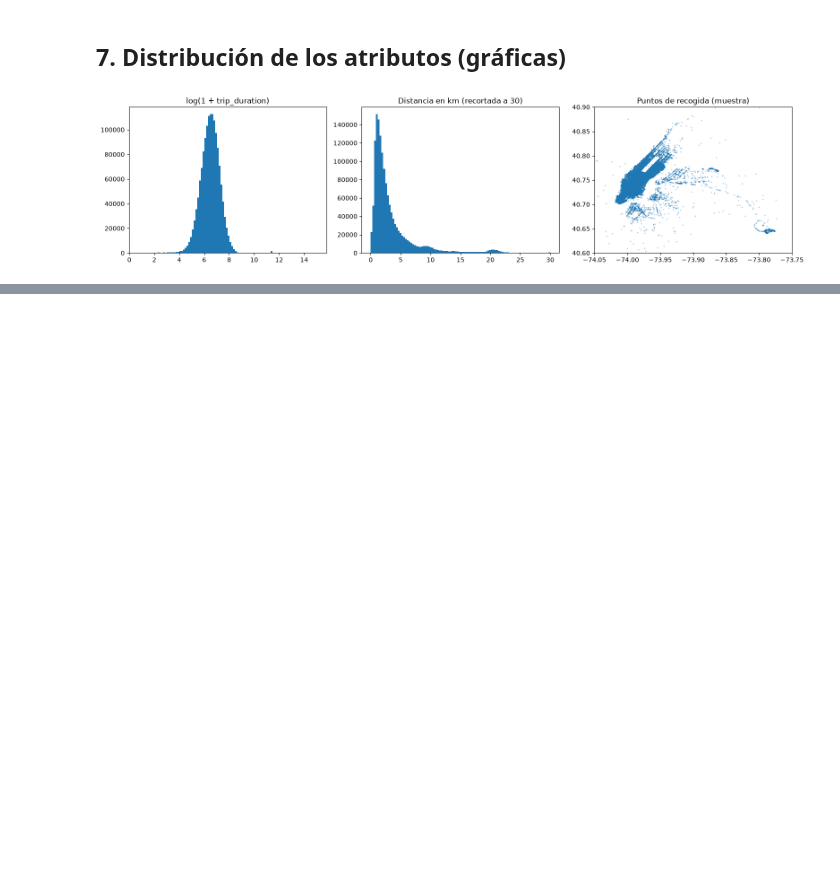
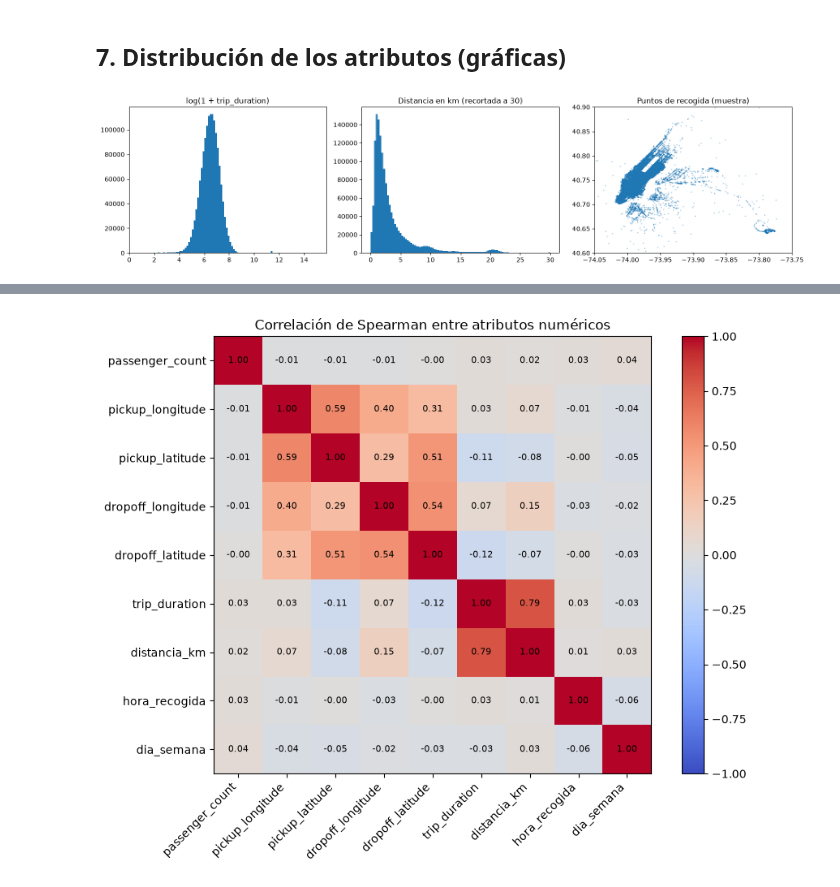
Before and after one commit to Diesanz/ml-classifiers-workspace, a Jupyter notebook: Scripts/exploracion-datos.ipynb, the cells around one changed output, grey strips where cells are left out. Saved outputs shown, nothing was run; the diff lists cells and outputs as text; code cells hidden in the pictures; blank space fills up the shorter version.

```diff
--- a/Scripts/exploracion-datos.ipynb
+++ b/Scripts/exploracion-datos.ipynb
@@ -525,0 +689,9 @@ plt.show()
+# %%
+num = df[["passenger_count", "pickup_longitude", "pickup_latitude",
+          "dropoff_longitude", "dropoff_latitude", "trip_duration"]].copy()
+num["distancia_km"] = distancia_km
+num["hora_recogida"] = df["pickup_datetime"].dt.hour
+num["dia_semana"] = df["pickup_datetime"].dt.dayofweek
+
+corr = num.corr(method="spearman").round(2)
+corr
@@ -525,0 +716,21 @@ plt.show()
+# %%
+fig, ax = plt.subplots(figsize=(9, 7))
+im = ax.imshow(corr, cmap="coolwarm", vmin=-1, vmax=1)
+
+ax.set_xticks(range(len(corr.columns)))
+ax.set_xticklabels(corr.columns, rotation=45, ha="right")
+ax.set_yticks(range(len(corr.columns)))
+ax.set_yticklabels(corr.columns)
+
+# Número dentro de cada casilla
+for i in range(len(corr)):
+    for j in range(len(corr)):
+        ax.text(j, i, f"{corr.iloc[i, j]:.2f}", ha="center", va="center", fontsize=8)
+
+fig.colorbar(im)
+ax.set_title("Correlación de Spearman entre atributos numéricos")
+plt.tight_layout()
+plt.savefig("matriz_correlacion.png", dpi=150)
+plt.show()
+# %% [output]
+[figure, added]
```
Also changed, not shown: parts of 35 cells of this notebook, 5 other files.
